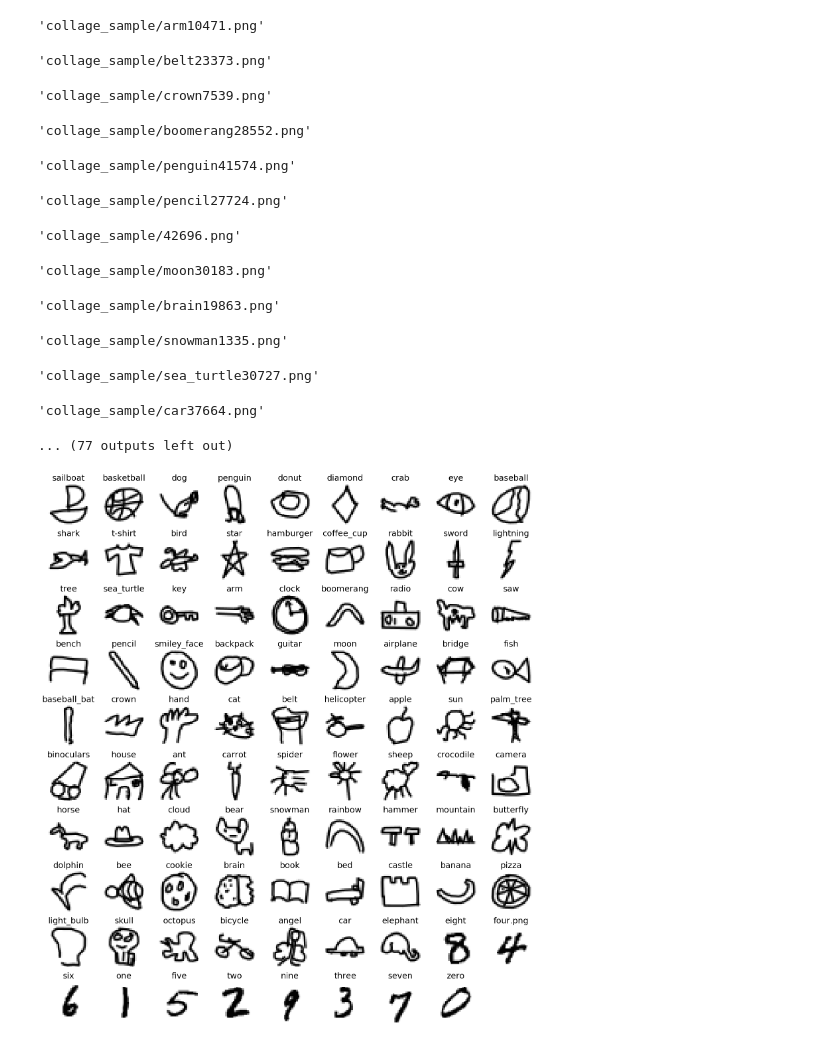
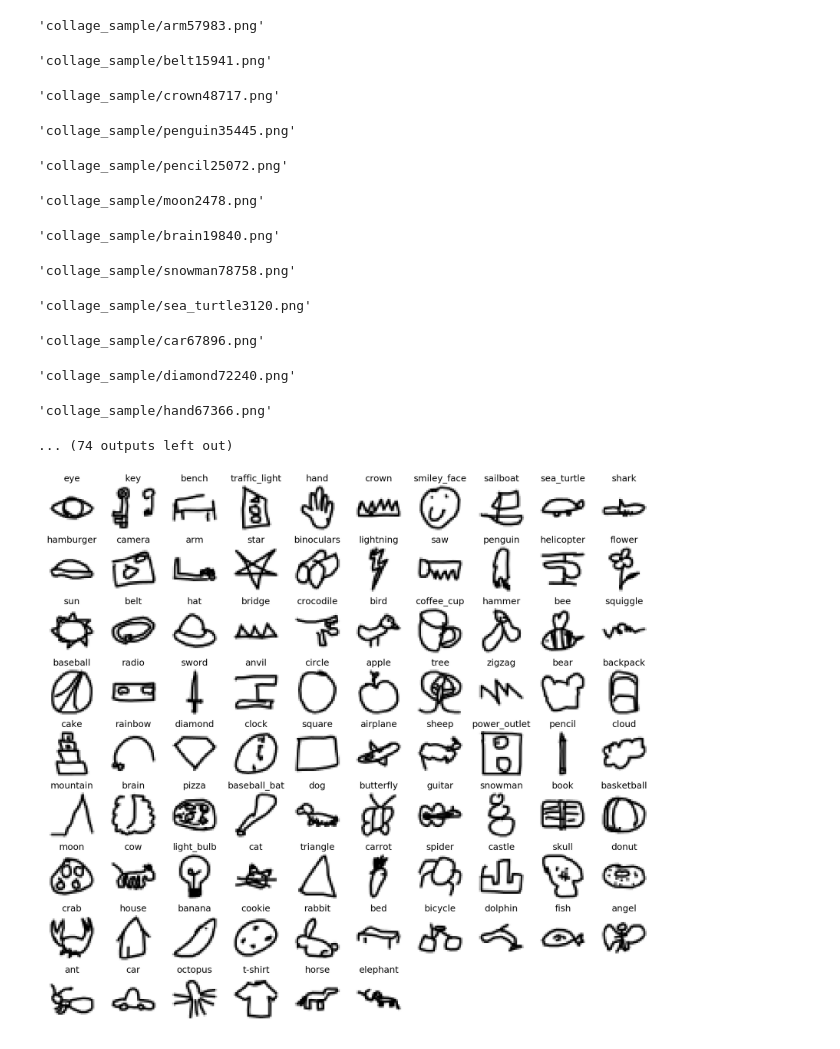
Before and after one commit to clfkenny/quickdraw-sketch-classifier, a Jupyter notebook: create_sample_collage.ipynb, the cells around one changed output. Drawn from its saved outputs; the diff is of its cells as text; code cells hidden in the pictures.

```diff
--- a/create_sample_collage.ipynb
+++ b/create_sample_collage.ipynb
@@ -16,54 +16,54 @@ base_path = "train/"
 for img_folder in img_folders:
     img_folder_path = base_path + img_folder + '/'
     img_list = os.listdir(img_folder_path)
-    file = img_list[1]
+    file = img_list[5]
     img_path = img_folder_path + file
     shutil.copy2(img_path, 'collage_sample/{}'.format(file))
 # %% [output]
-'collage_sample/arm10471.png'
+'collage_sample/arm57983.png'
-'collage_sample/belt23373.png'
+'collage_sample/belt15941.png'
-'collage_sample/crown7539.png'
+'collage_sample/crown48717.png'
-'collage_sample/boomerang28552.png'
+'collage_sample/penguin35445.png'
-'collage_sample/penguin41574.png'
+'collage_sample/pencil25072.png'
-'collage_sample/pencil27724.png'
+'collage_sample/moon2478.png'
-'collage_sample/42696.png'
+'collage_sample/brain19840.png'
-'collage_sample/moon30183.png'
+'collage_sample/snowman78758.png'
-'collage_sample/brain19863.png'
+'collage_sample/sea_turtle3120.png'
-'collage_sample/snowman1335.png'
+'collage_sample/car67896.png'
-'collage_sample/sea_turtle30727.png'
+'collage_sample/diamond72240.png'
-'collage_sample/car37664.png'
+'collage_sample/hand67366.png'
-... (77 outputs left out)
+... (74 outputs left out)
 # %%
 file_list = os.listdir('collage_sample')
 
 images = []
 for file in file_list:
     img = cv2.imread('collage_sample/' + file)
     res = cv2.resize(img, dsize=(28,28))
     res = np.invert(res)
     images.append(res)
 
 fig = plt.figure(1, (30, 30))
 grid = ImageGrid(fig, 110,
-                 nrows_ncols=(10, 9),
+                 nrows_ncols=(9, 10),
                  axes_pad=.5,
 )
 
 
 
 clean_file_list = [re.sub('[0-9]+.png', '', s) for s in file_list]
 
-for i in range(len(images) + 1):
+for i in range(len(images) + 4):
     try: # to get rid of empty subplot on bottom right
         grid[i].imshow(images[i])
         grid[i].set_title(clean_file_list[i], size = 25)
     except:pass
 
     grid[i].axis('off')
 
 
 plt.show(block=True);
 
-fig.savefig('collage_sample.jpg');
+fig.savefig('collage_sketch.jpg');
 # %% [output]
-[figure, old version]
+[figure, new version]
```
Also changed, not shown: 45 other files.
